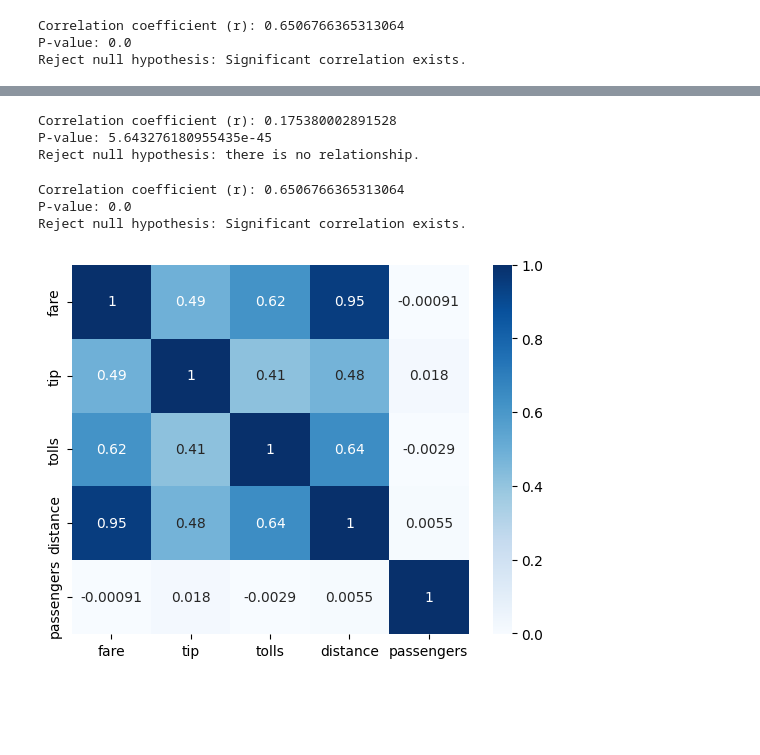
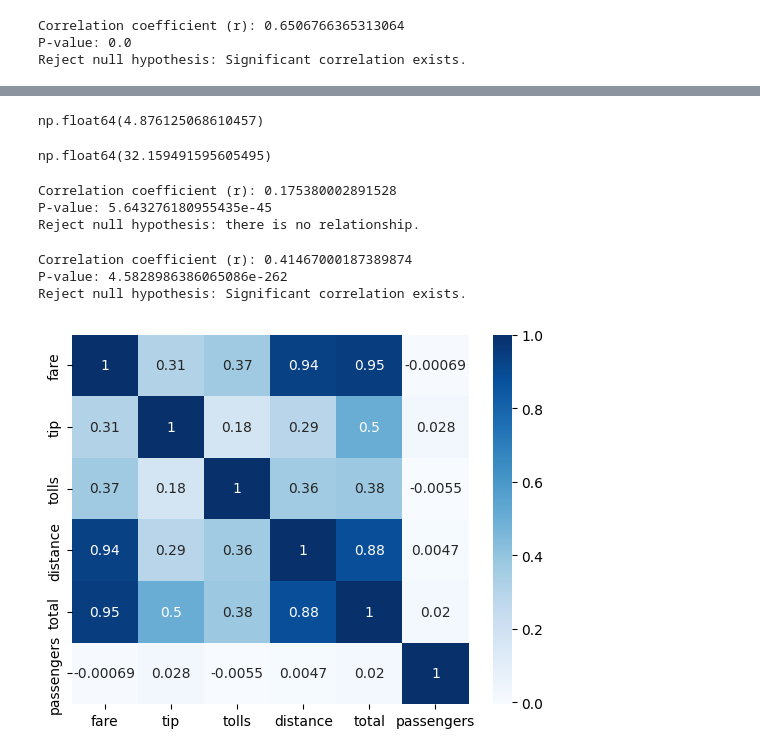
Before and after one commit to ChDamodhar/Machine-Learning, a Jupyter notebook: Categorical_Analysis.ipynb, the cells around one changed output, grey strips where cells are left out. Cells and saved outputs as stored; diff of their text form; code cells hidden in the pictures; blank space fills up the shorter version.

```diff
--- a/Categorical_Analysis.ipynb
+++ b/Categorical_Analysis.ipynb
@@ -802,3 +893,11 @@ Reject null hypothesis: Significant correlation exists.
+# %%
+df.tolls.skew()
+# %% [output]
+np.float64(4.876125068610457)
+# %%
+df.tolls.kurtosis()
+# %% [output]
+np.float64(32.159491595605495)
 # %%
 
 r, p_val = stats.spearmanr(df['tip'], df['tolls'])
@@ -821,7 +920,7 @@ Reject null hypothesis: there is no relationship.
 # %%
 from scipy import stats
 # Compute Pearson correlation
-r, p_val = stats.pearsonr(df['tip'], df['total'])
+r, p_val = stats.pearsonr(df['tip'], df['tolls'])
 
 print("Correlation coefficient (r):", r)
 print("P-value:", p_val)
@@ -835,13 +934,13 @@ if p_val < alpha:
 else:
     print("Fail to reject null hypothesis: No significant correlation.")
 # %% [output]
-Correlation coefficient (r): 0.6506766365313064
-P-value: 0.0
+Correlation coefficient (r): 0.41467000187389874
+P-value: 4.5828986386065086e-262
 Reject null hypothesis: Significant correlation exists.
 # %%
-nm=df[['fare','tip','tolls','distance','passengers']]
+nm=df[['fare','tip','tolls','distance','total','passengers']]
 # %%
-sns.heatmap(nm.corr(),annot=True,cmap="Blues")
+sns.heatmap(nm.corr(method='spearman'),annot=True,cmap="Blues")
 plt.show()
 # %% [output]
-[figure, old version]
+[figure, new version]
```
Also changed, not shown: parts of 12 cells of this notebook.
